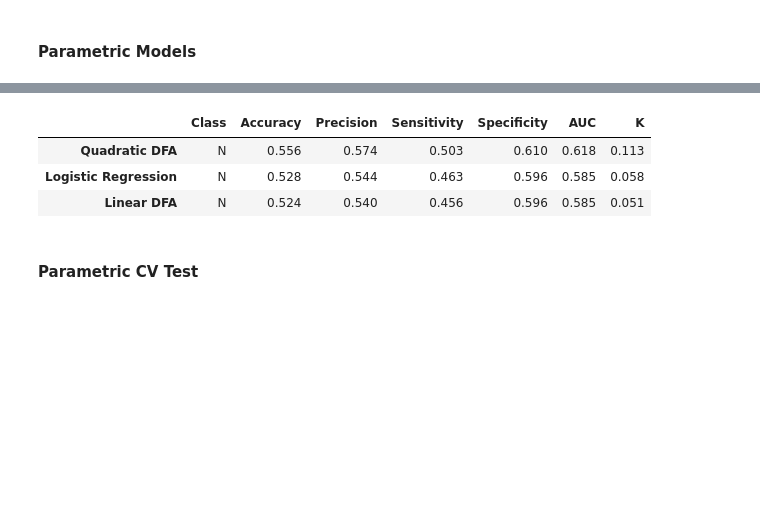
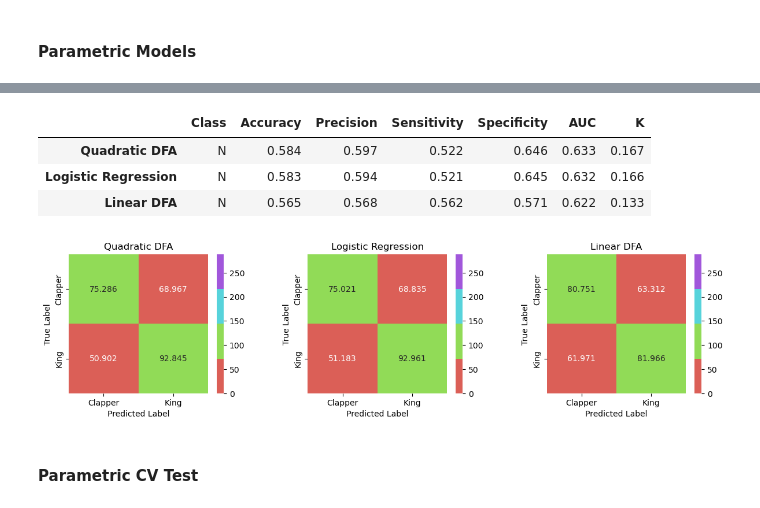
Before and after one commit to carl-schick-ds/rails, a Jupyter notebook: rails.ipynb, the cells around one changed output, grey strips where cells are left out. Drawn from its saved outputs; the diff is of its cells as text; code cells hidden in the pictures; blank space fills up the shorter version.

```diff
--- a/rails.ipynb
+++ b/rails.ipynb
@@ -456,10 +324,57 @@ plt.legend(loc=4)
-# %%
-display(pd.concat([ldr_results, qdr_results, lr_results]).sort_values(by='Accuracy', ascending=False))
-# %% [output]
-|  | Class | Accuracy | Precision | Sensitivity | Specificity | AUC | K |
-| Quadratic DFA | N | 0.556 | 0.574 | 0.503 | 0.610 | 0.618 | 0.113 |
-| Logistic Regression | N | 0.528 | 0.544 | 0.463 | 0.596 | 0.585 | 0.058 |
-| Linear DFA | N | 0.524 | 0.540 | 0.456 | 0.596 | 0.585 | 0.051 |
+# %%
+from sklearn.discriminant_analysis import LinearDiscriminantAnalysis, QuadraticDiscriminantAnalysis
+from sklearn.linear_model import LogisticRegression
+
+ldr = LinearDiscriminantAnalysis()
+qdr = QuadraticDiscriminantAnalysis()
+lr = LogisticRegression()
+
+param_models = {'Linear DFA': ldr, 'Quadratic DFA': qdr, 'Logistic Regression': lr}
+
+results_cols = ['Class', 'Accuracy', 'Precision', 'Sensitivity', 'Specificity', 'AUC', 'K']
+model_results = pd.DataFrame(columns=results_cols)
+model_cms = {}
+
+for model_name, model in param_models.items():
+    agg_scores = []
+    agg_cm = []
+
+    for i in range(iterations):
+        X_train, X_test, y_train, y_test = split_data(X, y)
+        train_model(model, X_train, y_train)
+        iter_scores, iter_cm = test_model(ldr, X_test, y_test)
+        agg_scores.append(iter_scores)
+        agg_cm.append(iter_cm)
+
+    avg_scores = np.round(np.array(agg_scores).mean(axis=0), decimals=3)
+    avg_cm = np.array(agg_cm).mean(axis=0)
+
+    model_results.loc[model_name] = ['N'] + list(avg_scores)
+    model_cms[model_name] = avg_cm
+
+model_results.sort_values(by='Accuracy', ascending=False, inplace=True)
+display(model_results)
+
+num_cms = len(model_results)
+fig, axes = plt.subplots(1, num_cms, figsize=(4*num_cms,3))
+fig.tight_layout(h_pad=5, w_pad=5)
+colormap = sns.color_palette("hls", 4)
+vmin, vmax = (0, 288)
+
+for index, model_name in enumerate(model_results.index):
+    sns.heatmap(model_cms[model_name], center=(vmin + vmax) / 2, vmin=vmin, vmax=vmax, cmap=colormap, annot=True, fmt='.3f', ax=axes[index])
+    axes[index].set_xticklabels(['Clapper', 'King'])
+    axes[index].set_yticklabels(['Clapper', 'King'])
+    axes[index].set_xlabel('Predicted Label')
+    axes[index].set_ylabel('True Label')
+    axes[index].set_title(model_name)
+'';
+# %% [output]
+|  | Class | Accuracy | Precision | Sensitivity | Specificity | AUC | K |
+| Quadratic DFA | N | 0.584 | 0.597 | 0.522 | 0.646 | 0.633 | 0.167 |
+| Logistic Regression | N | 0.583 | 0.594 | 0.521 | 0.645 | 0.632 | 0.166 |
+| Linear DFA | N | 0.565 | 0.568 | 0.562 | 0.571 | 0.622 | 0.133 |
+[figure, added]
 # %% [markdown]
 #### Parametric CV Test
 # %%
```
Also changed, not shown: parts of 15 cells of this notebook.
